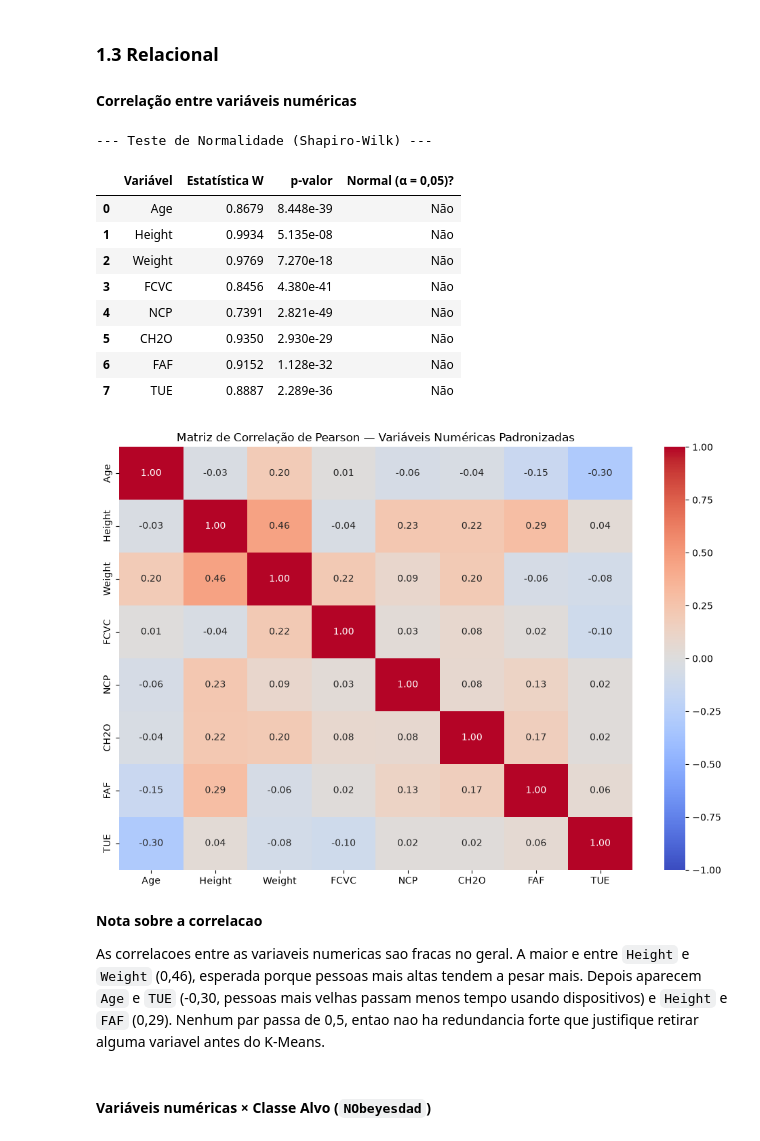
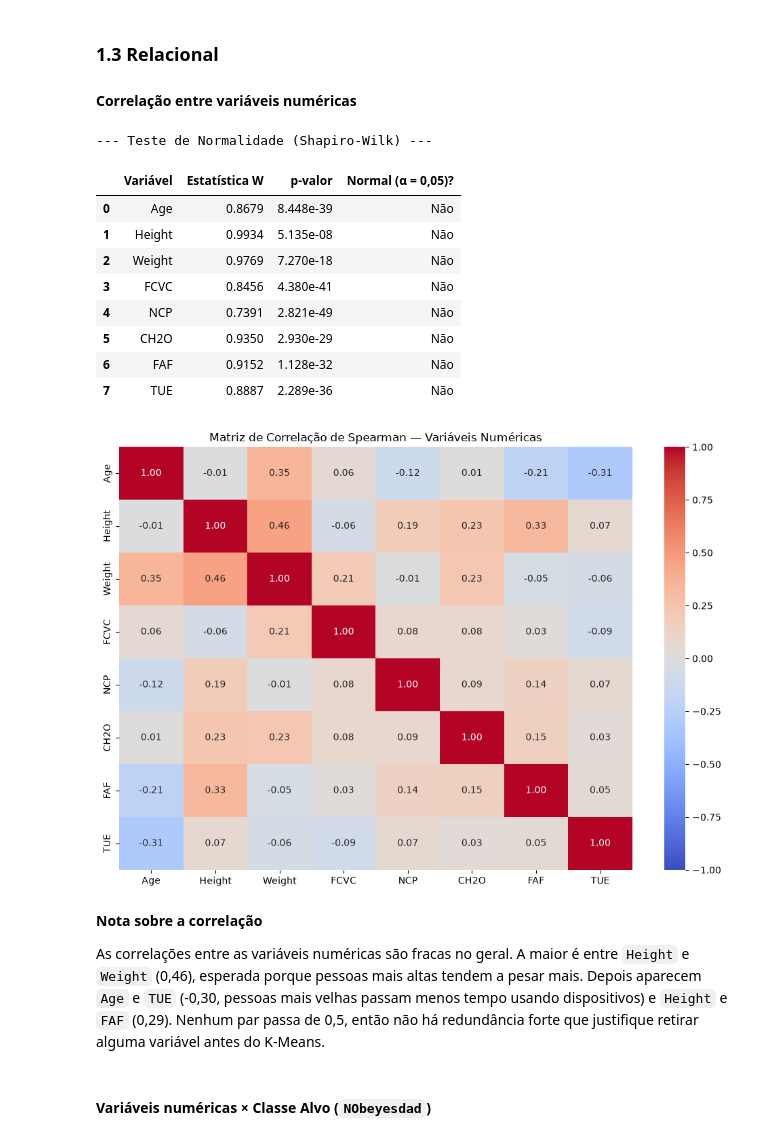
Before and after one commit to GalileuCMMoares/trabalho_AVD, a Jupyter notebook: notebooks/parte_comum/eda.ipynb, the cells around one changed output. Drawn from its saved outputs; the diff is of its cells as text; code cells hidden in the pictures.

Commit message:
fix: ajuste na matriz

```diff
--- a/notebooks/parte_comum/eda.ipynb
+++ b/notebooks/parte_comum/eda.ipynb
@@ -244,52 +244,47 @@ plt.show()
 #### Correlação entre variáveis numéricas
 # %%
 # [IA] Google Gemini – matriz de correlação das variáveis numéricas
-# [IA] GitHub Copilot – teste de normalidade (Shapiro-Wilk) e matriz de correlação de Pearson sobre dados padronizados
+# [IA] GitHub Copilot – teste de normalidade (Shapiro-Wilk) e matriz de correlação de Spearman
 from scipy.stats import shapiro
-from sklearn.preprocessing import StandardScaler
 
 # 1. Teste de normalidade de Shapiro-Wilk para cada variável numérica
 resultados_norm = []
 for col in colunas_num:
     stat, p_val = shapiro(df[col])
     resultados_norm.append({
         "Variável": col,
         "Estatística W": round(stat, 4),
         "p-valor": f"{p_val:.3e}",
         "Normal (α = 0,05)?": "Sim" if p_val >= 0.05 else "Não",
     })
 
 print("--- Teste de Normalidade (Shapiro-Wilk) ---")
 display(pd.DataFrame(resultados_norm))
 
-# 2. Normalização/padronização (StandardScaler) e Matriz de Correlação de Pearson
-df_num_norm = pd.DataFrame(
-    StandardScaler().fit_transform(df[colunas_num]),
-    columns=colunas_num,
-)
-corr = df_num_norm.corr(method="pearson")
+# 2. Como nenhuma variável segue distribuição normal (p < 0,05), utilizamos a correlação de Spearman
+corr = df[colunas_num].corr(method="spearman")
 
 plt.figure(figsize=(10, 7))
 sns.heatmap(corr, annot=True, fmt=".2f", cmap="coolwarm", vmin=-1, vmax=1)
-plt.title("Matriz de Correlação de Pearson — Variáveis Numéricas Padronizadas")
+plt.title("Matriz de Correlação de Spearman — Variáveis Numéricas")
 plt.tight_layout()
 plt.show()
 # %% [output]
 --- Teste de Normalidade (Shapiro-Wilk) ---
 |  | Variável | Estatística W | p-valor | Normal (α = 0,05)? |
 | 0 | Age | 0.8679 | 8.448e-39 | Não |
 | 1 | Height | 0.9934 | 5.135e-08 | Não |
 | 2 | Weight | 0.9769 | 7.270e-18 | Não |
 | 3 | FCVC | 0.8456 | 4.380e-41 | Não |
 | 4 | NCP | 0.7391 | 2.821e-49 | Não |
 | 5 | CH2O | 0.9350 | 2.930e-29 | Não |
 | 6 | FAF | 0.9152 | 1.128e-32 | Não |
 | 7 | TUE | 0.8887 | 2.289e-36 | Não |
-[figure, old version]
+[figure, new version]
 # %% [markdown]
-**Nota sobre a correlacao**
+**Nota sobre a correlação**
 
-As correlacoes entre as variaveis numericas sao fracas no geral. A maior e entre `Height` e `Weight` (0,46), esperada porque pessoas mais altas tendem a pesar mais. Depois aparecem `Age` e `TUE` (-0,30, pessoas mais velhas passam menos tempo usando dispositivos) e `Height` e `FAF` (0,29). Nenhum par passa de 0,5, entao nao ha redundancia forte que justifique retirar alguma variavel antes do K-Means.
+As correlações entre as variáveis numéricas são fracas no geral. A maior é entre `Height` e `Weight` (0,46), esperada porque pessoas mais altas tendem a pesar mais. Depois aparecem `Age` e `TUE` (-0,30, pessoas mais velhas passam menos tempo usando dispositivos) e `Height` e `FAF` (0,29). Nenhum par passa de 0,5, então não há redundância forte que justifique retirar alguma variável antes do K-Means.
 # %% [markdown]
 #### Variáveis numéricas × Classe Alvo (`NObeyesdad`)
 # %%
```
Also changed, not shown: parts of 7 cells of this notebook, 1 other file.
